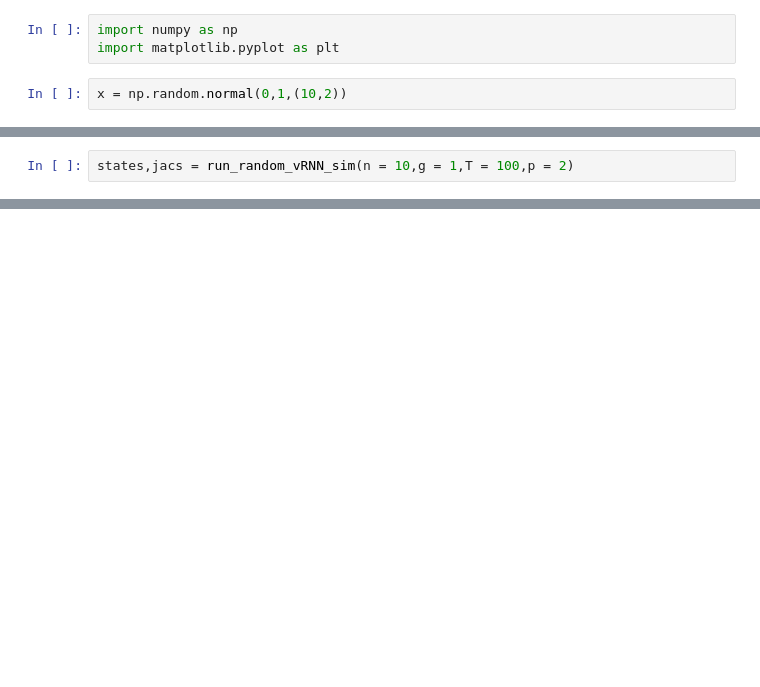
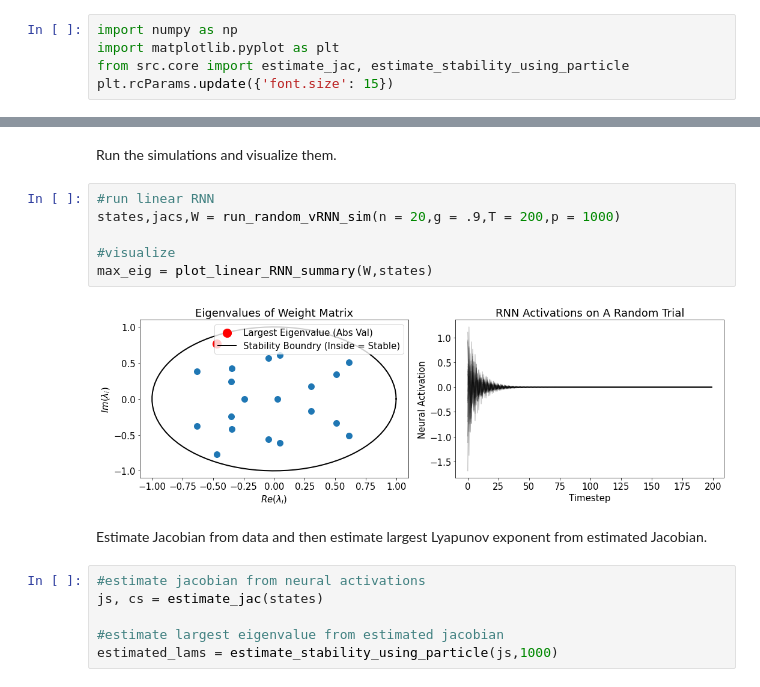
Before and after one commit to kozleo/neur_stab, a Jupyter notebook: scripts/chalkboard.ipynb, the cells around one changed output, grey strips where cells are left out. Saved outputs shown, nothing was run; the diff lists cells and outputs as text; blank space fills up the shorter version.

Commit message:
add basic jupyter notebook with linear RNN example

```diff
--- a/scripts/chalkboard.ipynb
+++ b/scripts/chalkboard.ipynb
@@ -1,5 +1,5 @@
 # %%
 import numpy as np
 import matplotlib.pyplot as plt
+from src.core import estimate_jac, estimate_stability_using_particle
+plt.rcParams.update({'font.size': 15})
-# %%
-x = np.random.normal(0,1,(10,2))
@@ -94,2 +5,0 @@ def compute_lyaps_using_QR(states = None,jacs = None,jac_func = None):
-# %%
-states,jacs = run_random_vRNN_sim(n = 10,g = 1,T = 100,p = 2)
@@ -99,0 +87,18 @@ states,jacs = run_random_vRNN_sim(n = 10,g = 1,T = 100,p = 2)
+# %% [markdown]
+Run the simulations and visualize them.
+# %%
+#run linear RNN
+states,jacs,W = run_random_vRNN_sim(n = 20,g = .9,T = 200,p = 1000)
+
+#visualize
+max_eig = plot_linear_RNN_summary(W,states)
+# %% [output]
+[figure, added]
+# %% [markdown]
+Estimate Jacobian from data and then estimate largest Lyapunov exponent from estimated Jacobian.
+# %%
+#estimate jacobian from neural activations
+js, cs = estimate_jac(states)
+
+#estimate largest eigenvalue from estimated jacobian
+estimated_lams = estimate_stability_using_particle(js,1000)
```
Also changed, not shown: parts of 7 cells of this notebook.
